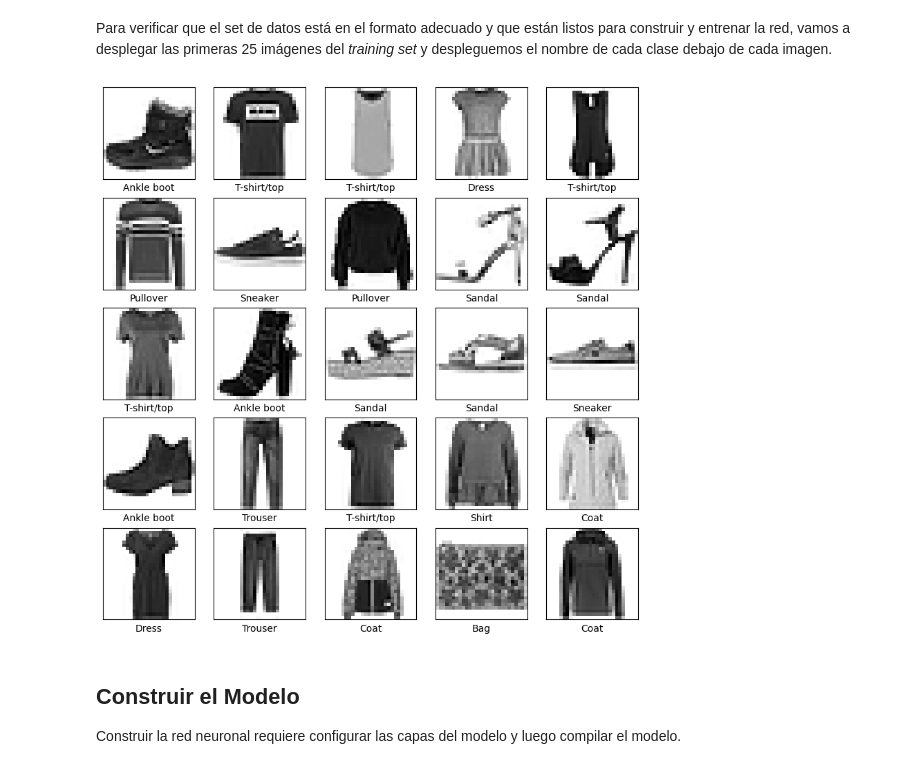
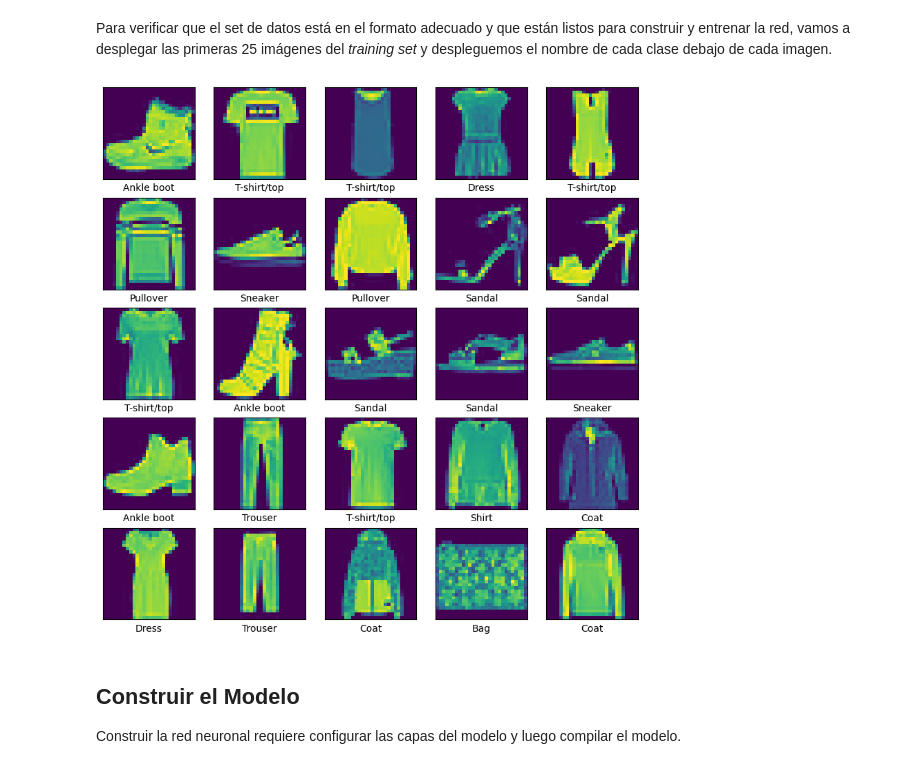
Before and after one commit to urkomen/2026-02-BILBAO-FT-Data-Science, a Jupyter notebook: 3-Machine_Learning/3-Deep_Learning/1-Intro Deep Learning/ejercicios/Deep Learning classification_urko.ipynb, the cells around one changed output. Saved outputs shown, nothing was run; the diff lists cells and outputs as text; code cells hidden in the pictures.

```diff
--- a/3-Machine_Learning/3-Deep_Learning/1-Intro Deep Learning/ejercicios/Deep Learning classification_urko.ipynb
+++ b/3-Machine_Learning/3-Deep_Learning/1-Intro Deep Learning/ejercicios/Deep Learning classification_urko.ipynb
@@ -183,15 +183,15 @@ Para verificar que el set de datos está en el formato adecuado y que están lis
 # %%
 plt.figure(figsize=(10, 10))
 for i in range(25):
     plt.subplot(5, 5, i+1)
     plt.xticks([])
     plt.yticks([])
     plt.grid(False)
-    plt.imshow(X_train[i], cmap=plt.cm.binary)
+    plt.imshow(X_train[i])#, cmap=plt.cm.binary)
     plt.xlabel(class_names[y_train[i]])
 plt.show()
 # %% [output]
-[figure, old version]
+[figure, new version]
 # %% [markdown]
 ## Construir el Modelo
 
```
Also changed, not shown: parts of 7 cells of this notebook, 2 other files.
